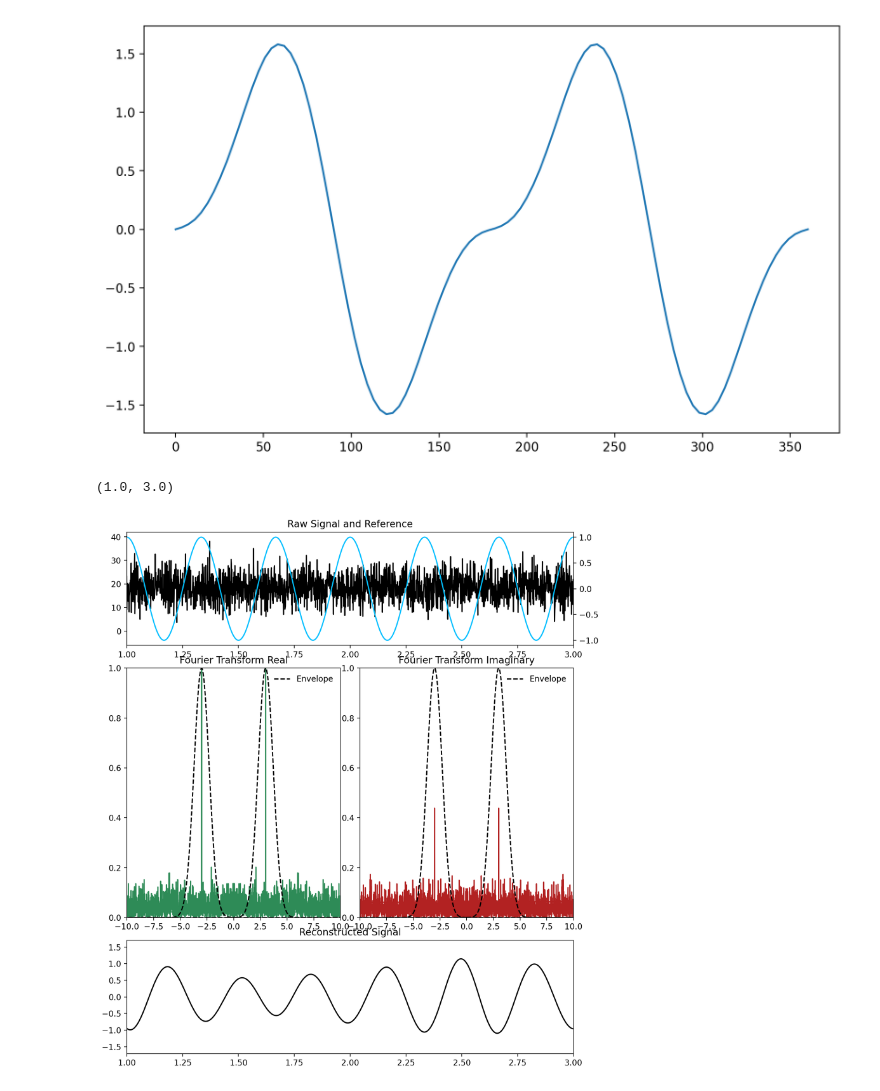
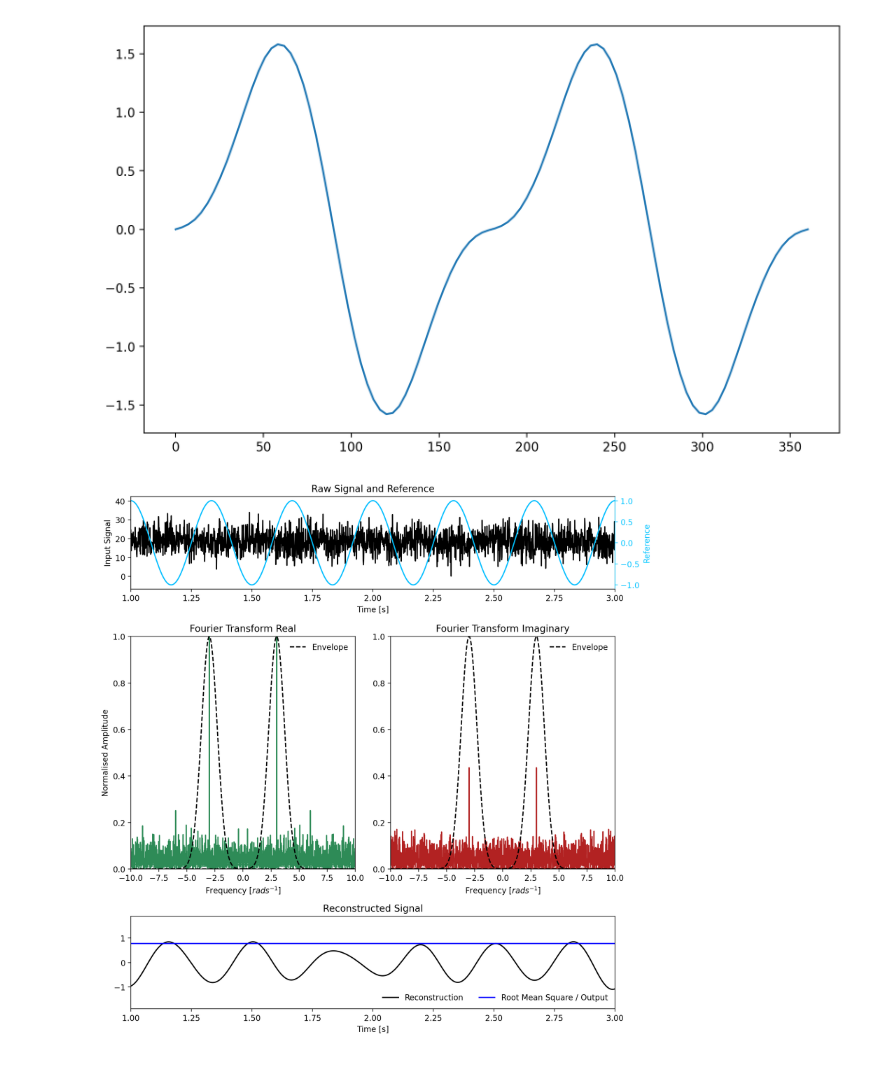
Before and after one commit to PanosEconomou/advanced-lab, a Jupyter notebook: 2.Faraday-Rotation/2.Code/Waveform-Sim/Simulation.ipynb, the cells around one changed output. Saved outputs shown, nothing was run; the diff lists cells and outputs as text; code cells hidden in the pictures.

```diff
--- a/2.Faraday-Rotation/2.Code/Waveform-Sim/Simulation.ipynb
+++ b/2.Faraday-Rotation/2.Code/Waveform-Sim/Simulation.ipynb
@@ -208,37 +208,53 @@ G = (np.exp(-(freq-params["ANG_frequency"])**2/ss**2)+np.exp(-(freq+params["ANG_
 FF = F*G
 
 
-fig = plt.figure(figsize=(10,12),dpi=200,constrained_layout=True)
+fig = plt.figure(figsize=(10,10),dpi=200,constrained_layout=False)
 gs = fig.add_gridspec(4, 4)
 ax1 = fig.add_subplot(gs[0,:])
 ax2 = fig.add_subplot(gs[1:3,:2])
 ax3 = fig.add_subplot(gs[1:3,2:])
 ax4 = fig.add_subplot(gs[3,:])
 
 ax1.set_title('Raw Signal and Reference')
 ax1.plot(time,sig_raw,c='k')
 ax11 = ax1.twinx()
 ax11.plot(time,ref,c='deepskyblue')
 ax1.set_xlim(1,3)
+ax1.set_xlabel('Time [s]')
+ax11.spines['right'].set_color('deepskyblue')
+ax11.tick_params(axis='y', colors='deepskyblue')
+ax11.yaxis.label.set_color('deepskyblue')
+ax11.title.set_color('deepskyblue')
+ax11.set_ylabel('Reference')
+ax1.set_ylabel('Input Signal')
+
 
 ax2.set_title('Fourier Transform Real')
 ax2.plot(freq,abs(F.real)/20000,c='seagreen')
 ax2.plot(freq,G,c='k',ls='--',label='Envelope')
 ax2.set_xlim(-10,10)
 ax2.set_ylim(0,1)
 ax2.legend(frameon=False,fontsize=10,loc='upper right')
+ax2.set_xlabel(r'Frequency $[rad s^{-1}]$')
+ax2.set_ylabel('Normalised Amplitude')
 
 ax3.set_title('Fourier Transform Imaginary')
 ax3.plot(freq,abs(F.imag)/20000,c='firebrick')
 ax3.plot(freq,G,c='k',ls='--',label='Envelope')
 ax3.set_xlim(-10,10)
 ax3.set_ylim(0,1)
 ax3.legend(frameon=False,fontsize=10,loc='upper right')
+ax3.set_xlabel(r'Frequency [$rad s^{-1}$]')
 
+FF = fft.ifft(F*G)
+avg = (np.sum(FF**2)/len(FF))**0.5*np.ones(FF.shape)
 ax4.set_title('Reconstructed Signal')
-FF = fft.ifft(F*G)
-ax4.plot(time,FF.real,c='k')
+ax4.plot(time,FF.real,c='k',label='Reconstruction')
+ax4.plot(time,avg,c='blue',label='Root Mean Square / Output')
 ax4.set_xlim(1,3)
+ax4.set_xlabel('Time [s]')
+ax4.legend(frameon=False,fontsize=10,loc='lower right',ncol=2)
+
+plt.tight_layout()
 # %% [output]
-(1.0, 3.0)
-[figure, old version]
+[figure, new version]
```
Also changed, not shown: parts of 1 cell of this notebook, 6 other files.
